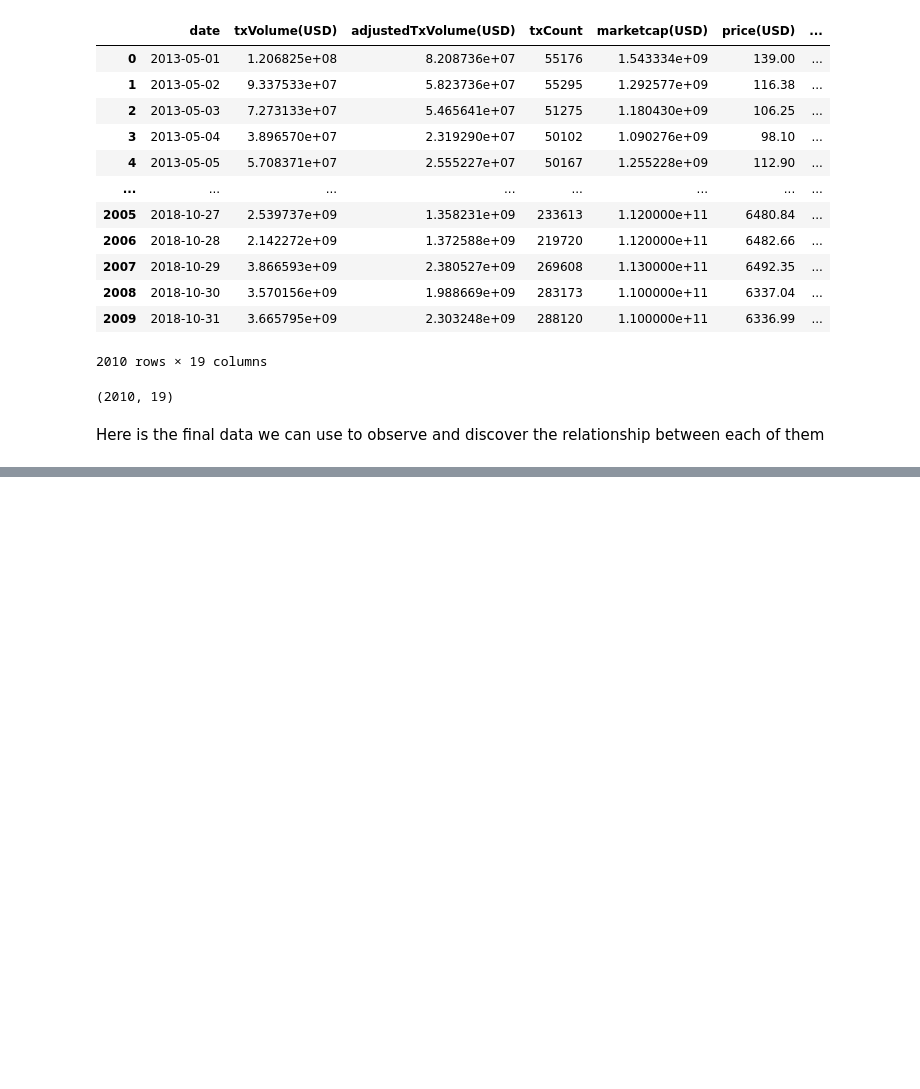
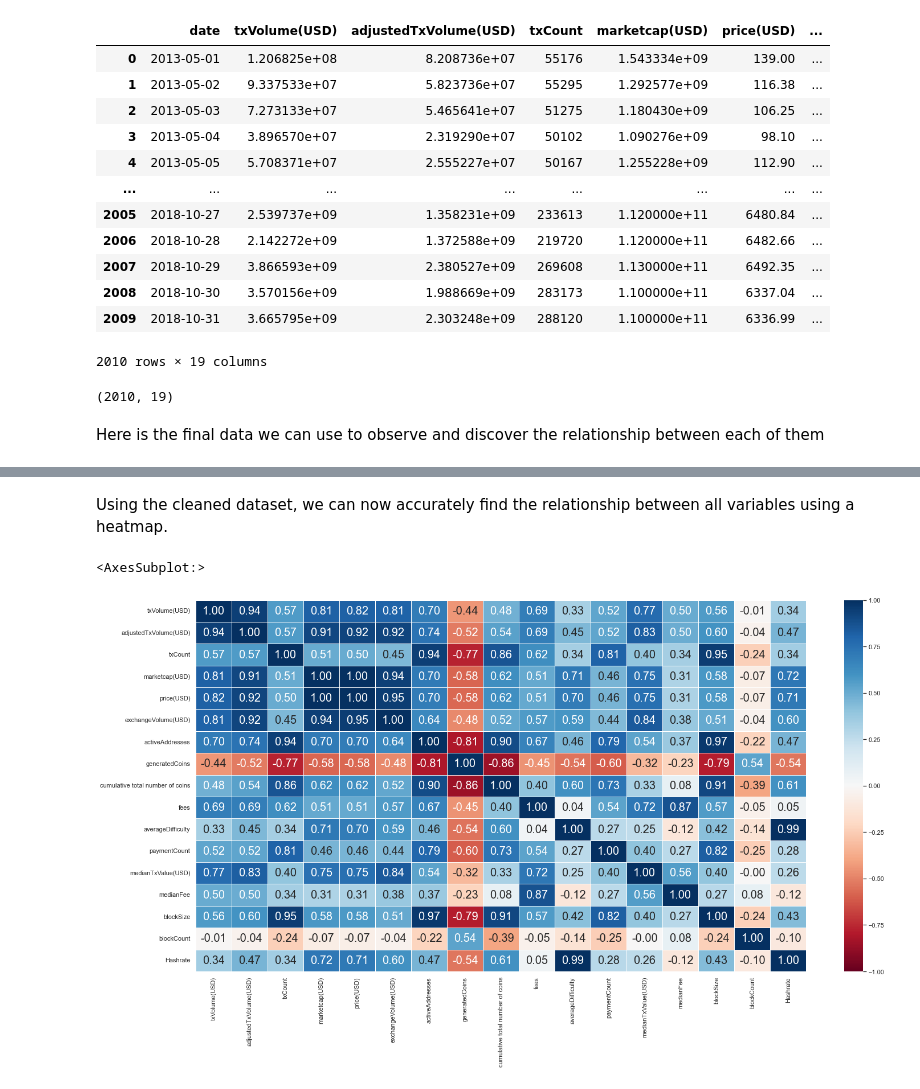
Before and after one commit to KaiKaizxc/SC1015-Mini-Project, a Jupyter notebook: Data_cleaning.ipynb, the cells around one changed output, grey strips where cells are left out. Cells and saved outputs as stored; diff of their text form; code cells hidden in the pictures; blank space fills up the shorter version.

Commit message:
combined Final dataset and some more analysis

```diff
--- a/Data_cleaning.ipynb
+++ b/Data_cleaning.ipynb
@@ -8,7 +8,7 @@ sb.set()
 # %% [markdown]
 <p>Note that the csv files are all stored under the "Assets" folder</p>
 # %%
-bitcoin_data = pd.read_csv('Bitcoin_data (2).csv')
+bitcoin_data = pd.read_csv('Assets/Bitcoin_data (2).csv')
 # %%
 bitcoin_data.head()
 # %% [output]
@@ -19,7 +19,7 @@ bitcoin_data.head()
 | 3 | 12/1/2009 | NaN | NaN | 7 | NaN | NaN | ... |
 | 4 | 13/1/2009 | NaN | NaN | 0 | NaN | NaN | ... |
 # %%
-bitcoin_hashrate = pd.read_csv("BCHAIN-HRATE.csv")
+bitcoin_hashrate = pd.read_csv("Assets/BCHAIN-HRATE.csv")
 # %%
 bitcoin_hashrate.head()
 # %% [output]
@@ -279,3 +279,12 @@ final_data.describe()
 | 50% | 7.739682e+08 | 2.780526e+08 | 177364.000000 | 8.071310e+09 | 592.695000 | 5.658875e+07 | ... |
 | 75% | 3.349579e+09 | 1.472832e+09 | 235312.000000 | 4.078795e+10 | 2489.062500 | 1.072115e+09 | ... |
 | max | 4.835307e+10 | 1.624809e+10 | 490459.000000 | 3.260000e+11 | 19475.800000 | 2.384090e+10 | ... |
+# %% [markdown]
+<p>Using the cleaned dataset, we can now accurately find the relationship between all variables using a heatmap.</p>
+# %%
+f = plt.figure(figsize=(24, 12))
+sb.heatmap(final_data.corr(), vmin = -1, vmax = 1, linewidths = 1,
+           annot = True, fmt = ".2f", annot_kws = {"size": 20}, cmap = "RdBu")
+# %% [output]
+<AxesSubplot:>
+[figure, added]
```
Also changed, not shown: parts of 4 cells of this notebook.
